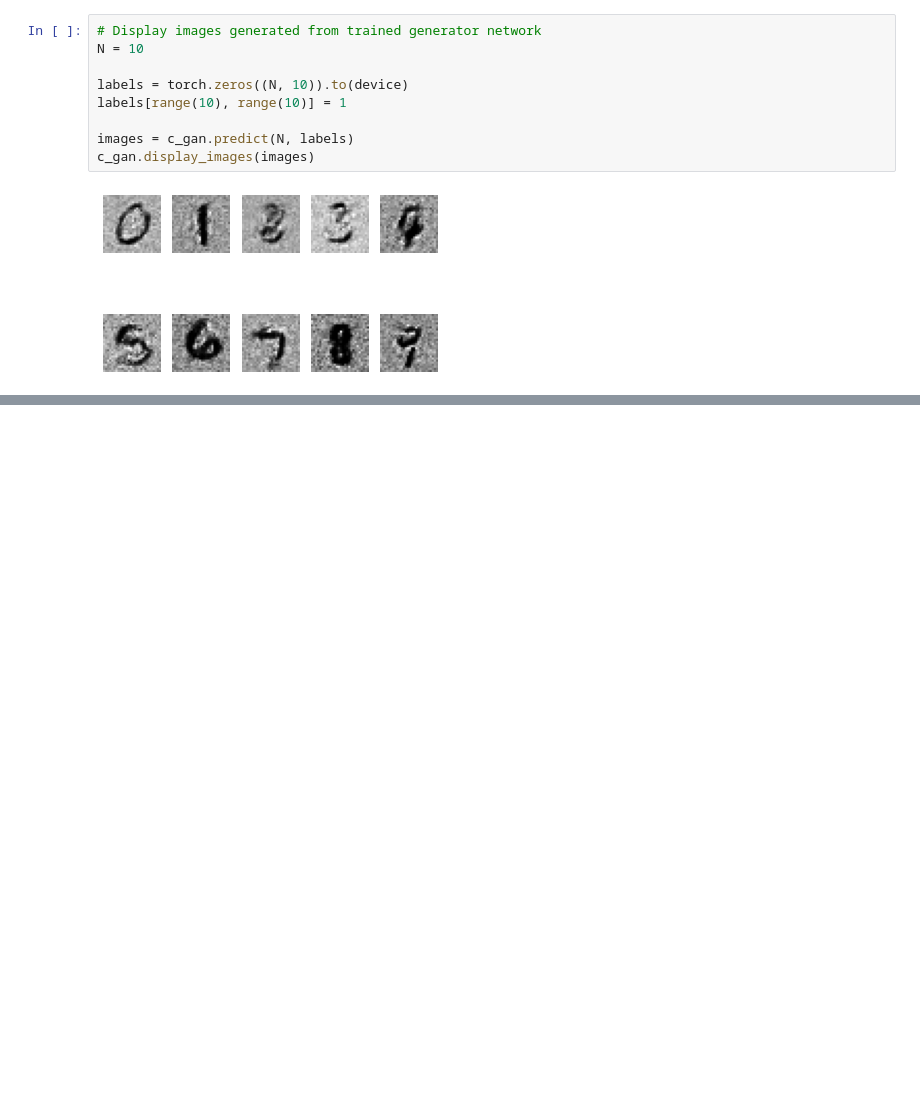
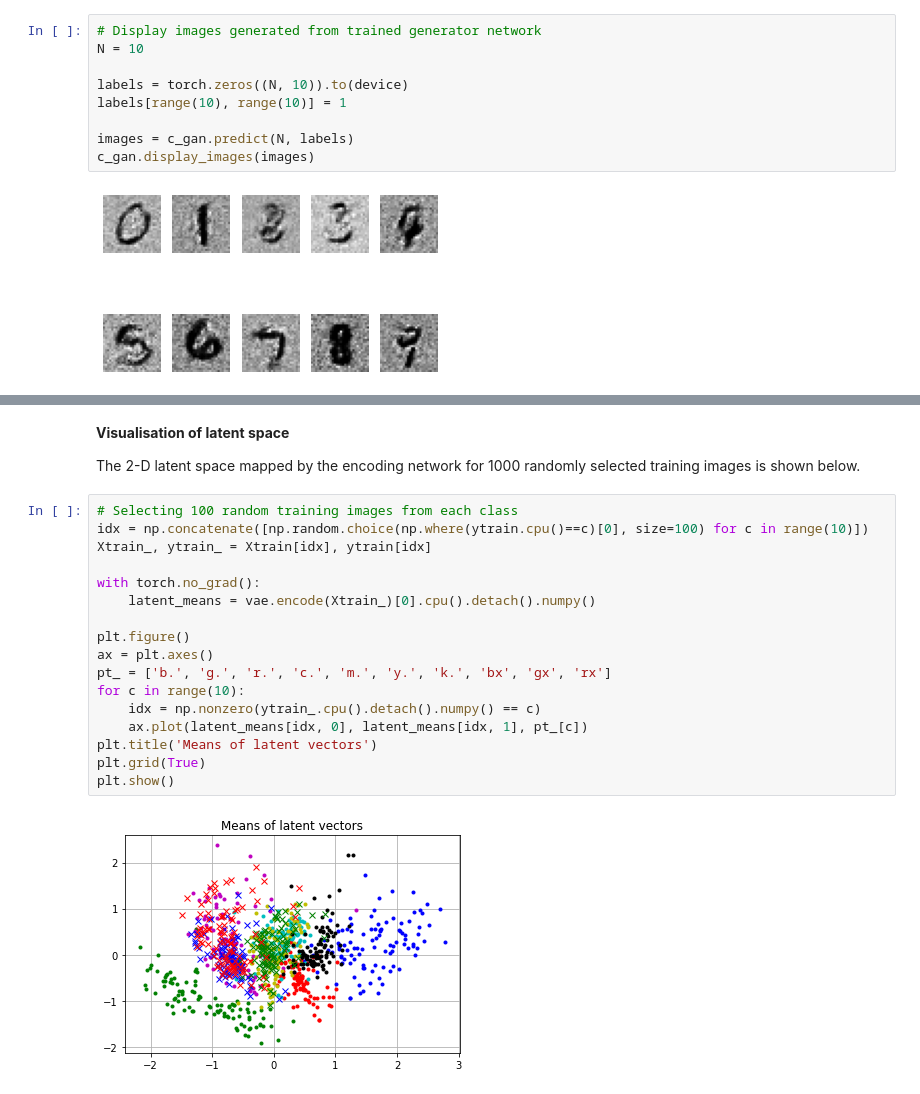
Before and after one commit to shfoo/neural-networks-for-images, a Jupyter notebook: Neural_networks_for_images.ipynb, the cells around one changed output, grey strips where cells are left out. Cells and saved outputs as stored; diff of their text form; blank space fills up the shorter version.

```diff
--- a/Neural_networks_for_images.ipynb
+++ b/Neural_networks_for_images.ipynb
@@ -561,0 +611,23 @@ c_gan.display_images(images)
+# %% [markdown]
+**Visualisation of latent space**
+
+The 2-D latent space mapped by the encoding network for 1000 randomly selected training images is shown below.
+# %%
+# Selecting 100 random training images from each class
+idx = np.concatenate([np.random.choice(np.where(ytrain.cpu()==c)[0], size=100) for c in range(10)])
+Xtrain_, ytrain_ = Xtrain[idx], ytrain[idx]
+
+with torch.no_grad():
+    latent_means = vae.encode(Xtrain_)[0].cpu().detach().numpy()
+
+plt.figure()
+ax = plt.axes()
+pt_ = ['b.', 'g.', 'r.', 'c.', 'm.', 'y.', 'k.', 'bx', 'gx', 'rx']
+for c in range(10):
+    idx = np.nonzero(ytrain_.cpu().detach().numpy() == c)
+    ax.plot(latent_means[idx, 0], latent_means[idx, 1], pt_[c])
+plt.title('Means of latent vectors')
+plt.grid(True)
+plt.show()
+# %% [output]
+[figure, added]
```
Also changed, not shown: parts of 10 cells of this notebook, 2 other files.
